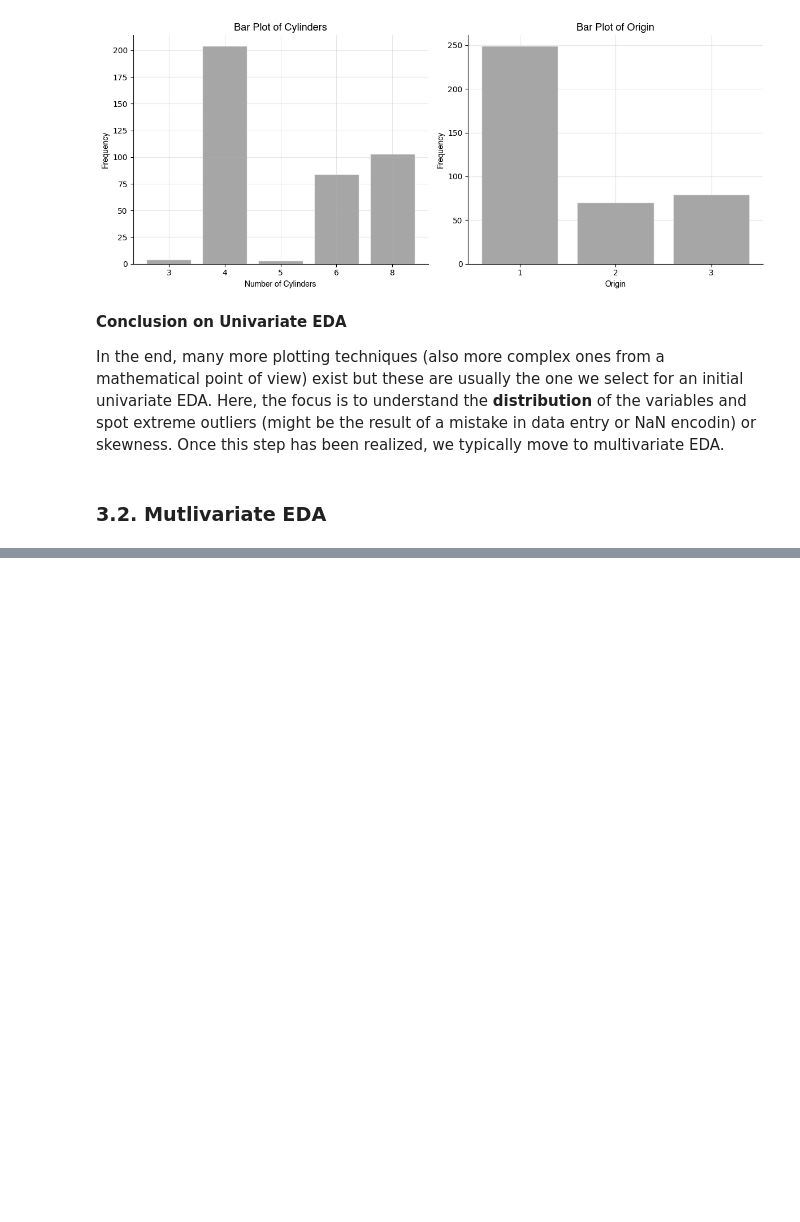
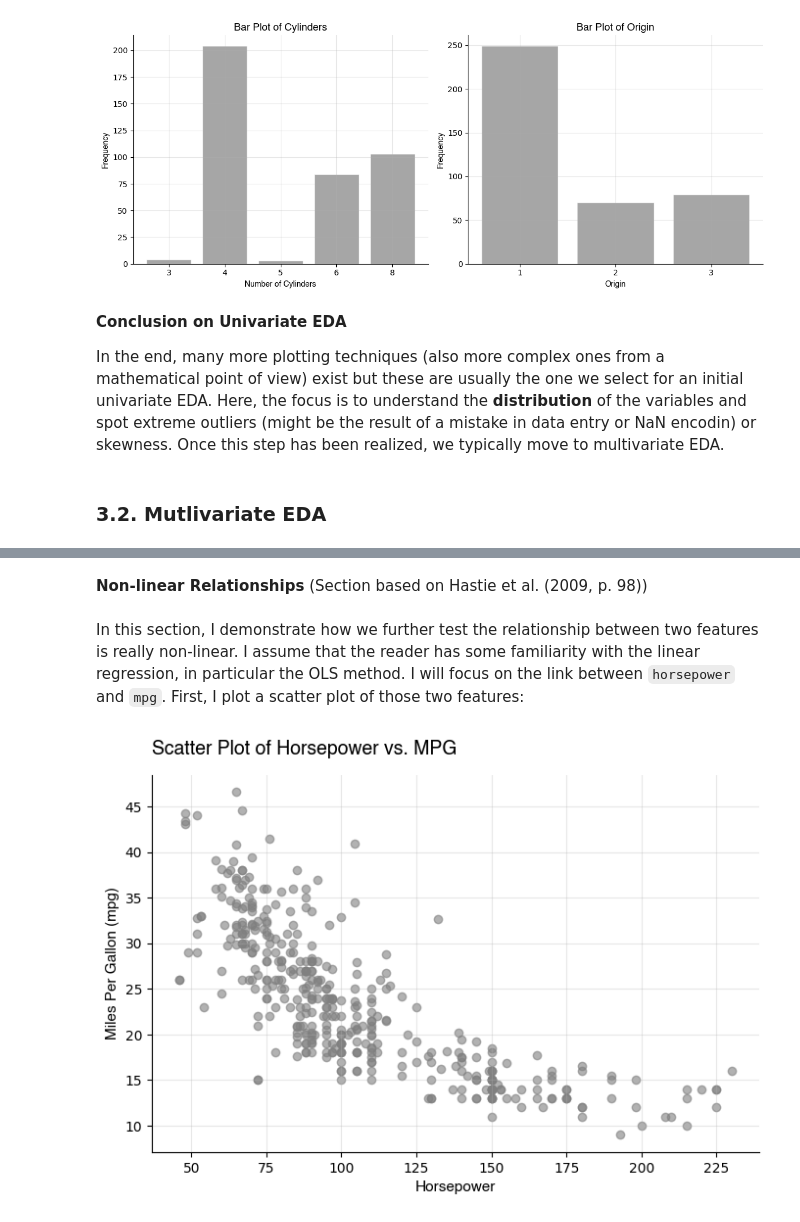
Before and after one commit to YVYX04/Introduction-to-Statistical-Learning, a Jupyter notebook: 01_data_science_fundamentals/02_mini_ml_project.ipynb, the cells around one changed output, grey strips where cells are left out. Drawn from its saved outputs; the diff is of its cells as text; code cells hidden in the pictures; blank space fills up the shorter version.

```diff
--- a/01_data_science_fundamentals/02_mini_ml_project.ipynb
+++ b/01_data_science_fundamentals/02_mini_ml_project.ipynb
@@ -494,0 +538,18 @@ In the end, many more plotting techniques (also more complex ones from a mathema
+# %% [markdown]
+**Non-linear Relationships** (Section based on Hastie et al. (2009, p. 98))
+# %% [markdown]
+In this section, I demonstrate how we further test the relationship between two features is really non-linear. I assume that the reader has some familiarity with the linear regression, in particular the OLS method. I will focus on the link between `horsepower` and `mpg`. First, I plot a scatter plot of those two features:
+# %%
+# scatter plot of 'displacement' vs 'mpg'
+fig, ax = plt.subplots(figsize=(8, 5))
+ax.scatter(data['horsepower'], data['mpg'], color='grey', alpha=0.6)
+
+# customizing the plot
+ax.set_title('Scatter Plot of Horsepower vs. MPG', family="Helvetica", fontsize=14, loc='left', pad=15)
+ax.set_xlabel('Horsepower', fontsize=11, family="Helvetica")
+ax.set_ylabel('Miles Per Gallon (mpg)', fontsize=11, family="Helvetica")
+ax.grid(alpha=0.3)
+ax.spines['top'].set_visible(False)
+ax.spines['right'].set_visible(False)
+# %% [output]
+[figure, added]
```
Also changed, not shown: parts of 29 cells of this notebook.
